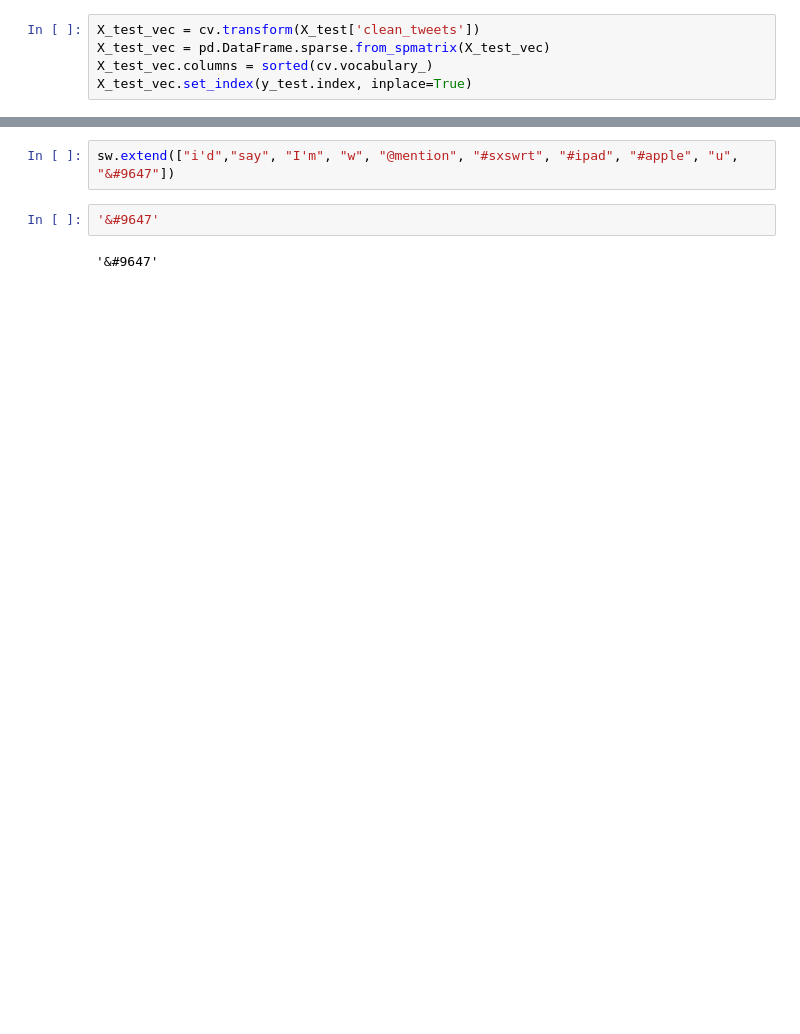
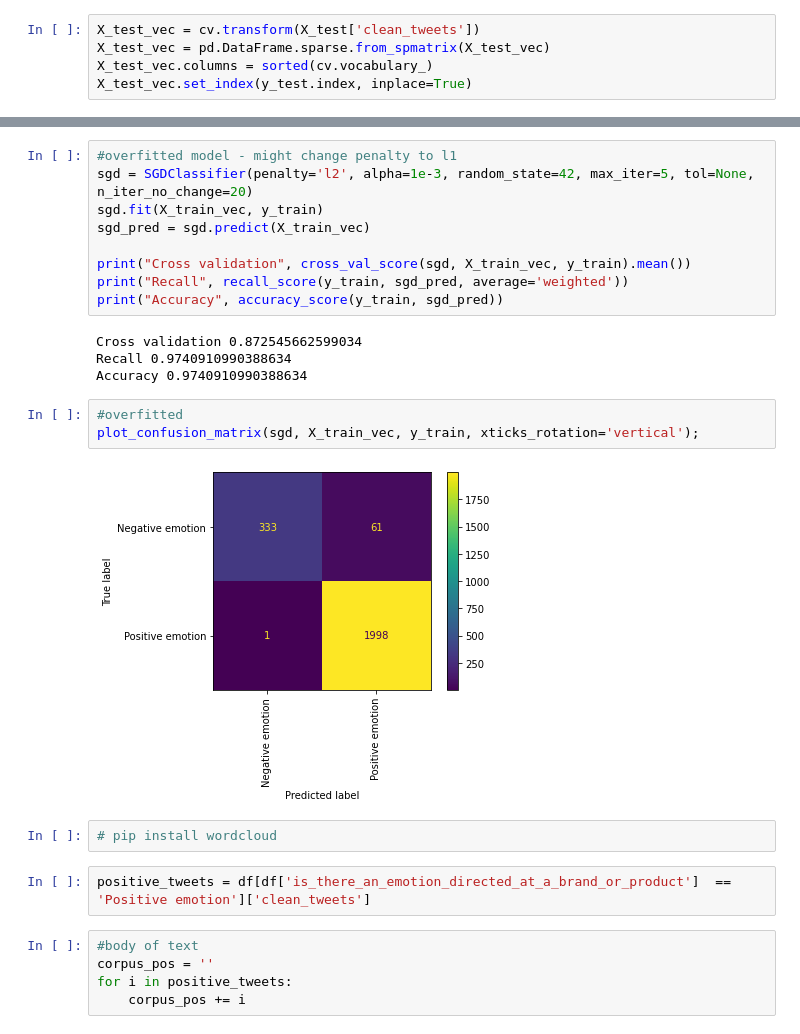
Before and after one commit to feelgd777/nlp-project-4, a Jupyter notebook: Data_Cleaning_Preprocessing-anton.ipynb, the cells around one changed output, grey strips where cells are left out. Cells and saved outputs as stored; diff of their text form; blank space fills up the shorter version.

```diff
--- a/Data_Cleaning_Preprocessing-anton.ipynb
+++ b/Data_Cleaning_Preprocessing-anton.ipynb
@@ -246,6 +235,27 @@ plot_confusion_matrix(mnb, X_test_vec, y_test, xticks_rotation='vertical');
-# %%
-sw.extend(["i'd","say", "I'm", "w", "@mention", "#sxswrt", "#ipad", "#apple", "u", "&#9647"])
-# %%
-'&#9647'
-# %% [output]
-'&#9647'
+# %%
+#overfitted model - might change penalty to l1
+sgd = SGDClassifier(penalty='l2', alpha=1e-3, random_state=42, max_iter=5, tol=None, n_iter_no_change=20)
+sgd.fit(X_train_vec, y_train)
+sgd_pred = sgd.predict(X_train_vec)
+
+print("Cross validation", cross_val_score(sgd, X_train_vec, y_train).mean())
+print("Recall", recall_score(y_train, sgd_pred, average='weighted'))
+print("Accuracy", accuracy_score(y_train, sgd_pred))
+# %% [output]
+Cross validation 0.872545662599034
+Recall 0.9740910990388634
+Accuracy 0.9740910990388634
+# %%
+#overfitted
+plot_confusion_matrix(sgd, X_train_vec, y_train, xticks_rotation='vertical');
+# %% [output]
+[figure, added]
+# %%
+# pip install wordcloud
+# %%
+positive_tweets = df[df['is_there_an_emotion_directed_at_a_brand_or_product']  == 'Positive emotion']['clean_tweets']
+# %%
+#body of text
+corpus_pos = ''
+for i in positive_tweets:
+    corpus_pos += i
```
Also changed, not shown: parts of 33 cells of this notebook.
